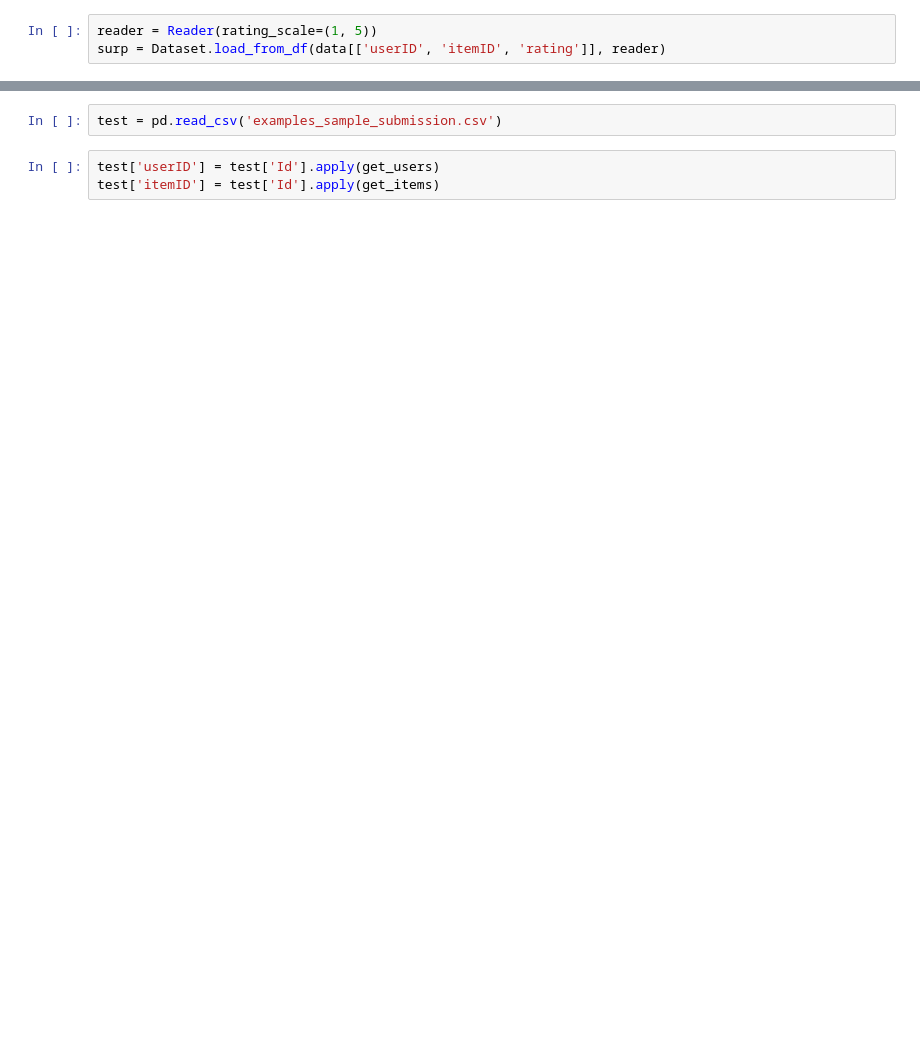
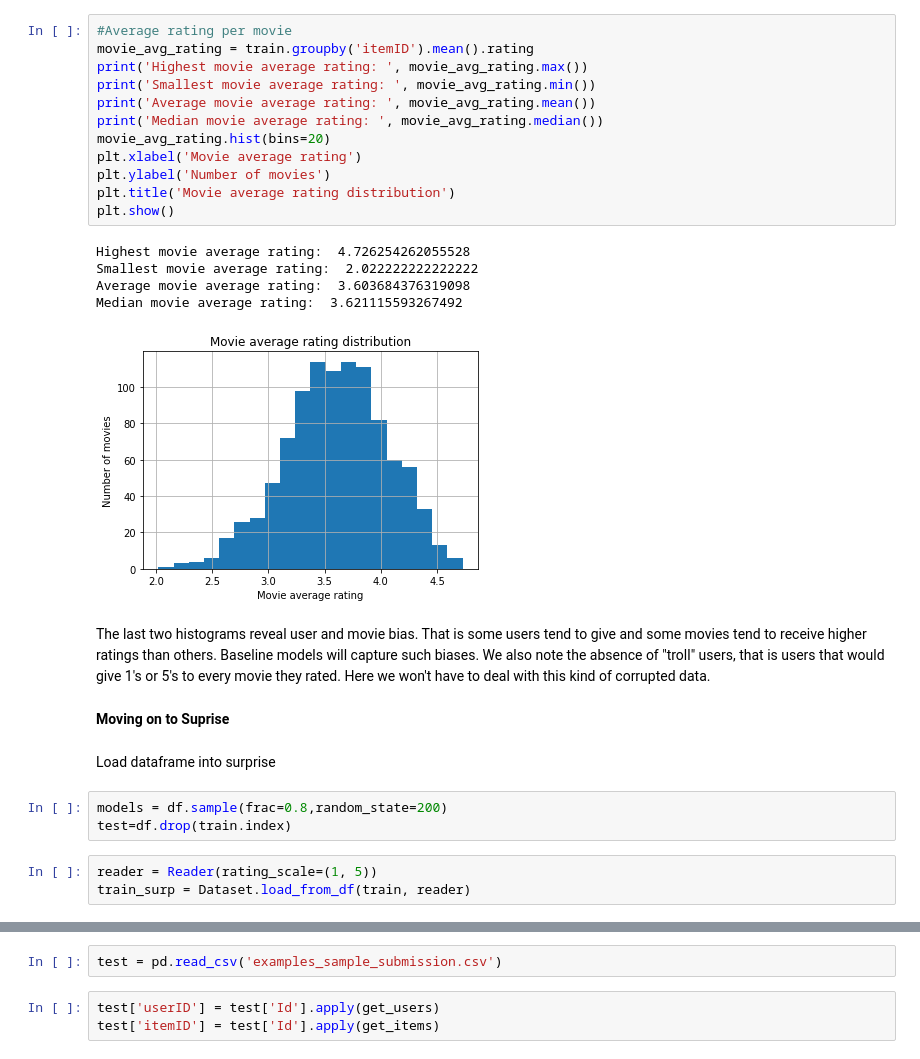
Before and after one commit to BYOBToBBQ/ml_project_2, a Jupyter notebook: Vince_first.ipynb, the cells around one changed output, grey strips where cells are left out. Cells and saved outputs as stored; diff of their text form; blank space fills up the shorter version.

```diff
--- a/Vince_first.ipynb
+++ b/Vince_first.ipynb
@@ -52,3 +115,30 @@ data.head()
+# %%
+#Average rating per movie
+movie_avg_rating = train.groupby('itemID').mean().rating
+print('Highest movie average rating: ', movie_avg_rating.max())
+print('Smallest movie average rating: ', movie_avg_rating.min())
+print('Average movie average rating: ', movie_avg_rating.mean())
+print('Median movie average rating: ', movie_avg_rating.median())
+movie_avg_rating.hist(bins=20)
+plt.xlabel('Movie average rating')
+plt.ylabel('Number of movies')
+plt.title('Movie average rating distribution')
+plt.show()
+# %% [output]
+Highest movie average rating:  4.726254262055528
+Smallest movie average rating:  2.022222222222222
+Average movie average rating:  3.603684376319098
+Median movie average rating:  3.621115593267492
+[figure, added]
+# %% [markdown]
+The last two histograms reveal user and movie bias. That is some users tend to give and some movies tend to receive higher ratings than others. Baseline models will capture such biases. We also note the absence of "troll" users, that is users that would give 1's or 5's to every movie they rated. Here we won't have to deal with this kind of corrupted data.
+# %% [markdown]
+**Moving on to Suprise**
+# %% [markdown]
+Load dataframe into surprise
+# %%
+models = df.sample(frac=0.8,random_state=200)
+test=df.drop(train.index)
 # %%
 reader = Reader(rating_scale=(1, 5))
-surp = Dataset.load_from_df(data[['userID', 'itemID', 'rating']], reader)
+train_surp = Dataset.load_from_df(train, reader)
```
Also changed, not shown: parts of 25 cells of this notebook, 2 other files.
